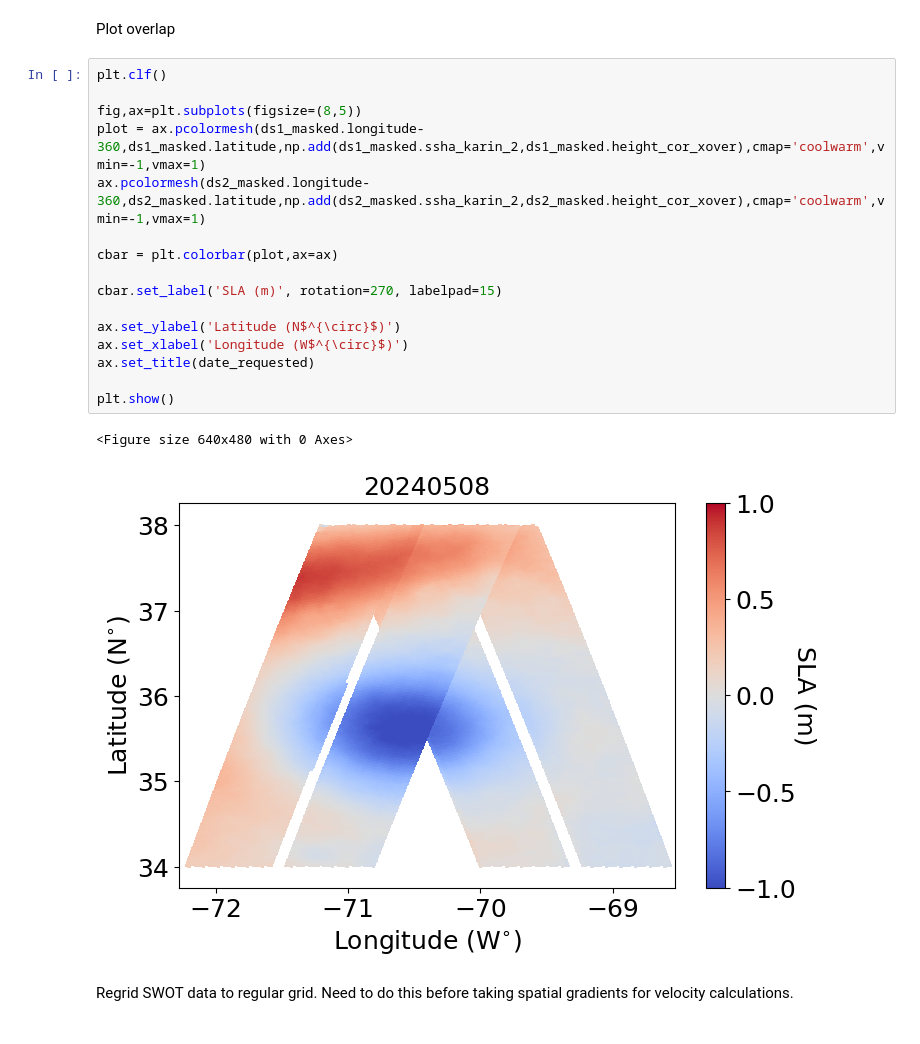
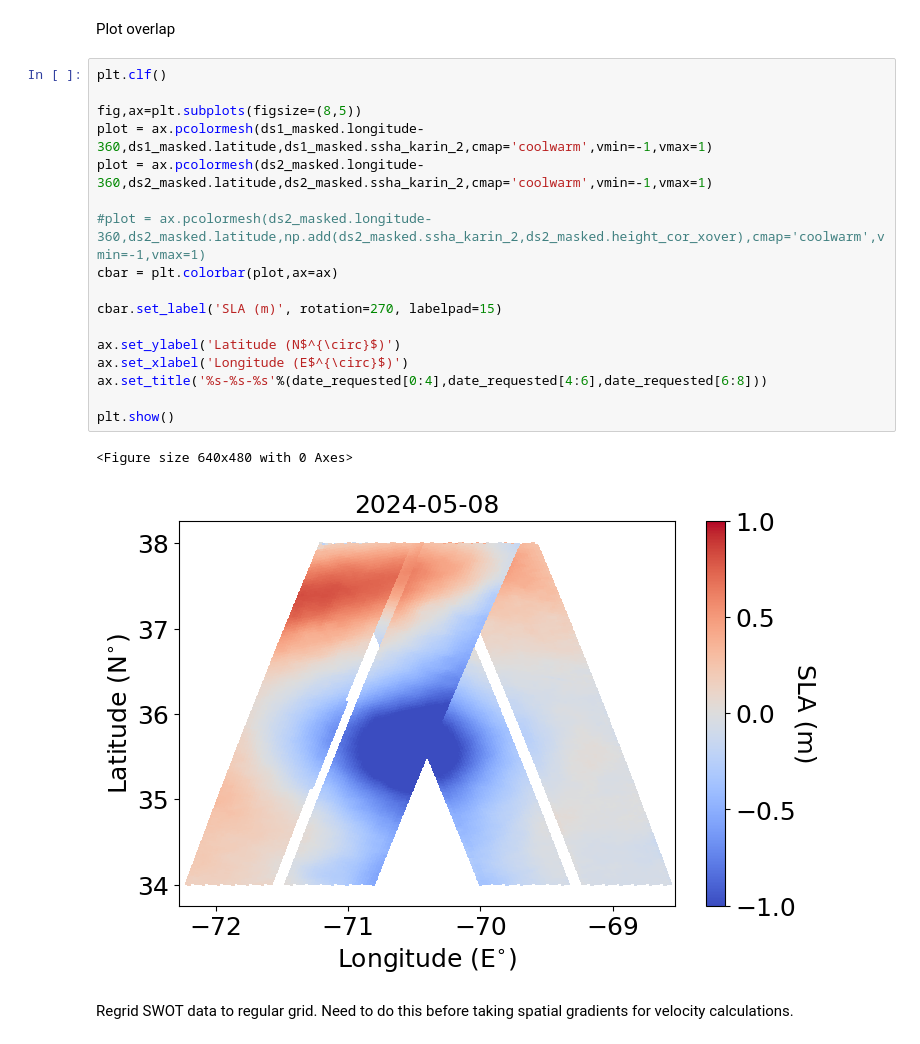
Before and after one commit to mcornec/GO-SWACE, a Jupyter notebook: SWOT_velocities_over_PACE.ipynb, the cells around one changed output. Drawn from its saved outputs; the diff is of its cells as text.

```diff
--- a/SWOT_velocities_over_PACE.ipynb
+++ b/SWOT_velocities_over_PACE.ipynb
@@ -163,22 +172,23 @@ Plot overlap
 # %%
 plt.clf()
 
 fig,ax=plt.subplots(figsize=(8,5))
-plot = ax.pcolormesh(ds1_masked.longitude-360,ds1_masked.latitude,np.add(ds1_masked.ssha_karin_2,ds1_masked.height_cor_xover),cmap='coolwarm',vmin=-1,vmax=1)
-ax.pcolormesh(ds2_masked.longitude-360,ds2_masked.latitude,np.add(ds2_masked.ssha_karin_2,ds2_masked.height_cor_xover),cmap='coolwarm',vmin=-1,vmax=1)
+plot = ax.pcolormesh(ds1_masked.longitude-360,ds1_masked.latitude,ds1_masked.ssha_karin_2,cmap='coolwarm',vmin=-1,vmax=1)
+plot = ax.pcolormesh(ds2_masked.longitude-360,ds2_masked.latitude,ds2_masked.ssha_karin_2,cmap='coolwarm',vmin=-1,vmax=1)
 
+#plot = ax.pcolormesh(ds2_masked.longitude-360,ds2_masked.latitude,np.add(ds2_masked.ssha_karin_2,ds2_masked.height_cor_xover),cmap='coolwarm',vmin=-1,vmax=1)
 cbar = plt.colorbar(plot,ax=ax)
 
 cbar.set_label('SLA (m)', rotation=270, labelpad=15)
 
 ax.set_ylabel('Latitude (N$^{\circ}$)')
-ax.set_xlabel('Longitude (W$^{\circ}$)')
-ax.set_title(date_requested)
+ax.set_xlabel('Longitude (E$^{\circ}$)')
+ax.set_title('%s-%s-%s'%(date_requested[0:4],date_requested[4:6],date_requested[6:8]))
 
 plt.show()
 # %% [output]
 <Figure size 640x480 with 0 Axes>
-[figure, old version]
+[figure, new version]
 # %% [markdown]
 Regrid SWOT data to regular grid. Need to do this before taking spatial gradients for velocity calculations.
 # %%
```
Also changed, not shown: parts of 37 cells of this notebook.
